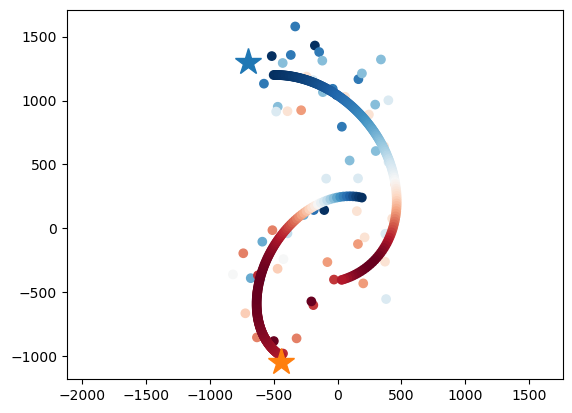
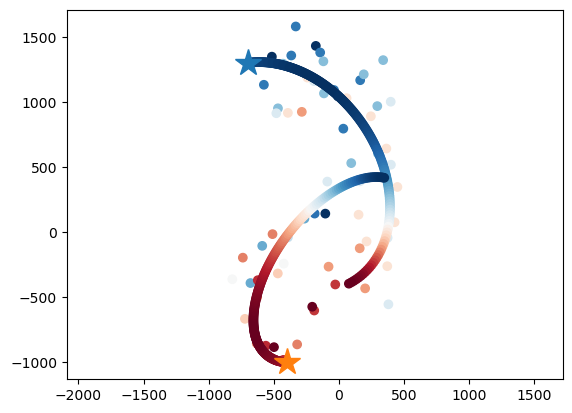
The notebook cell's code change between the first figure and the second:
--- before
+++ after
@@ -27,3 +27,3 @@
 
 plt.plot(-700,1300,marker="*",markersize=20)
-plt.plot(-440,-1050,marker="*",markersize=20)
+plt.plot(-400,-1000,marker="*",markersize=20)

Commit: massive update